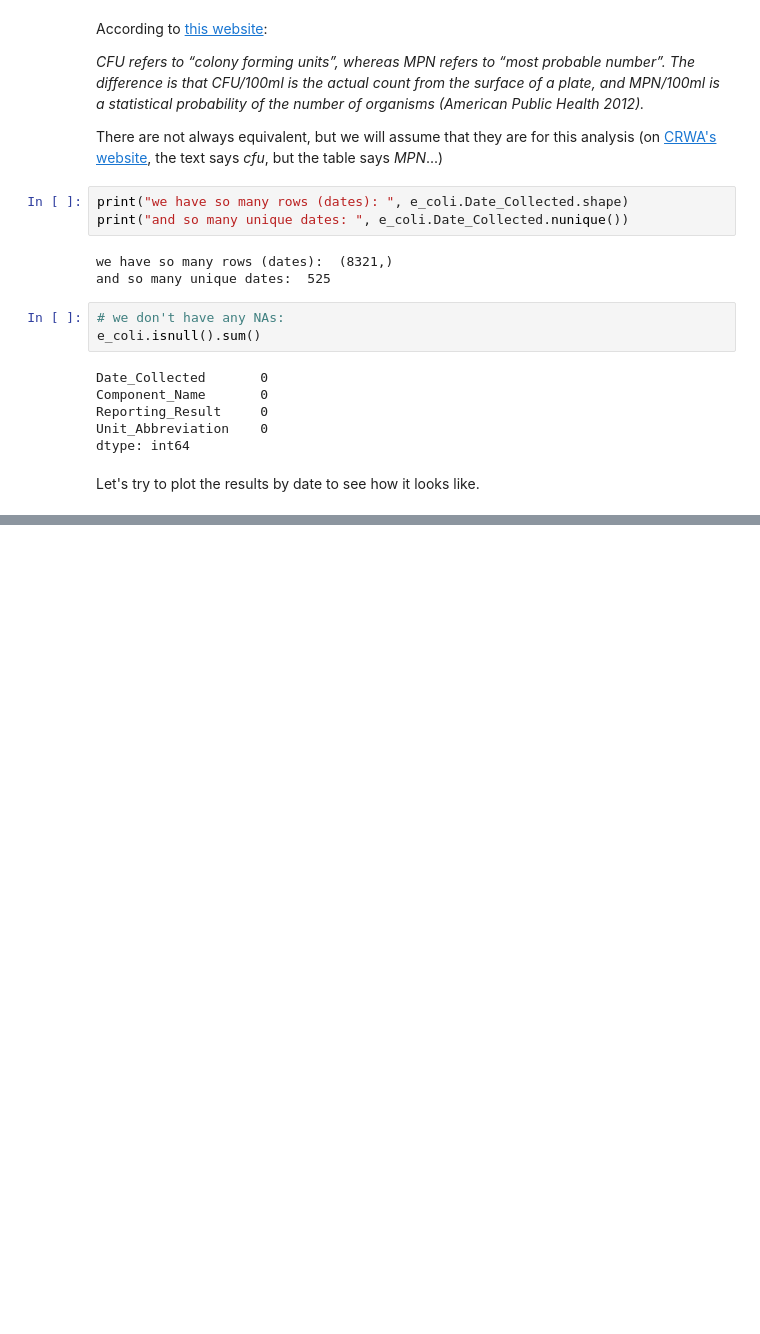
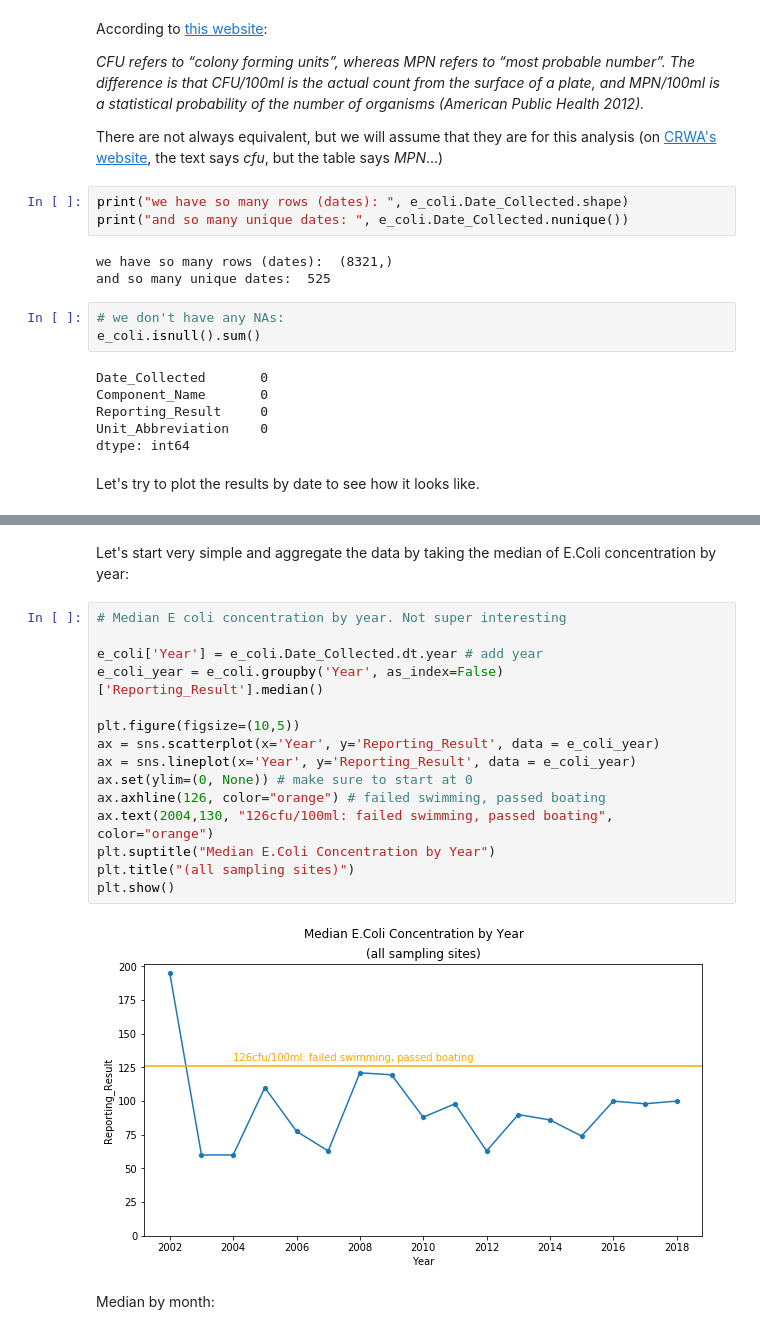
Before and after one commit to codeforboston/safe-water, a Jupyter notebook: projects/crwa/notebooks/data_for_EColi_timeseries.ipynb, the cells around one changed output, grey strips where cells are left out. Drawn from its saved outputs; the diff is of its cells as text; blank space fills up the shorter version.

```diff
--- a/projects/crwa/notebooks/data_for_EColi_timeseries.ipynb
+++ b/projects/crwa/notebooks/data_for_EColi_timeseries.ipynb
@@ -134,0 +153,21 @@ Wow, we have some huge values! According to [CRWA's website](https://www.crwa.or
+# %% [markdown]
+Let's start very simple and aggregate the data by taking the median of E.Coli concentration by year:
+# %%
+# Median E coli concentration by year. Not super interesting
+
+e_coli['Year'] = e_coli.Date_Collected.dt.year # add year
+e_coli_year = e_coli.groupby('Year', as_index=False)['Reporting_Result'].median()
+
+plt.figure(figsize=(10,5))
+ax = sns.scatterplot(x='Year', y='Reporting_Result', data = e_coli_year)
+ax = sns.lineplot(x='Year', y='Reporting_Result', data = e_coli_year)
+ax.set(ylim=(0, None)) # make sure to start at 0
+ax.axhline(126, color="orange") # failed swimming, passed boating
+ax.text(2004,130, "126cfu/100ml: failed swimming, passed boating", color="orange")
+plt.suptitle("Median E.Coli Concentration by Year")
+plt.title("(all sampling sites)")
+plt.show()
+# %% [output]
+[figure, added]
+# %% [markdown]
+Median by month:
```
Also changed, not shown: parts of 20 cells of this notebook, 1 other file.
